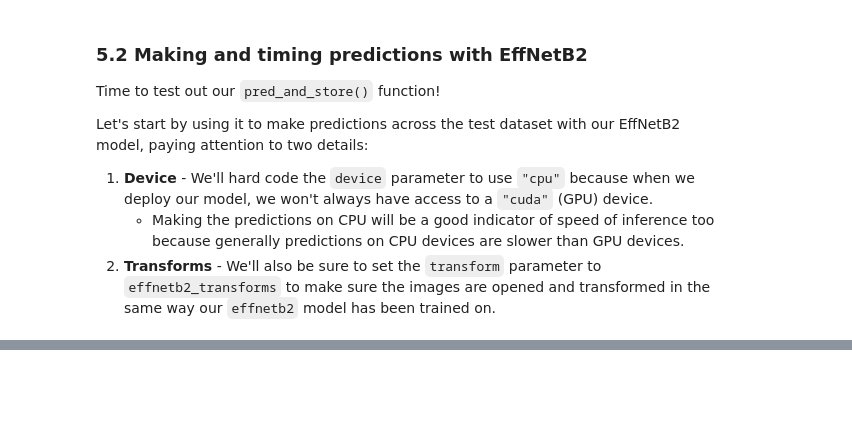
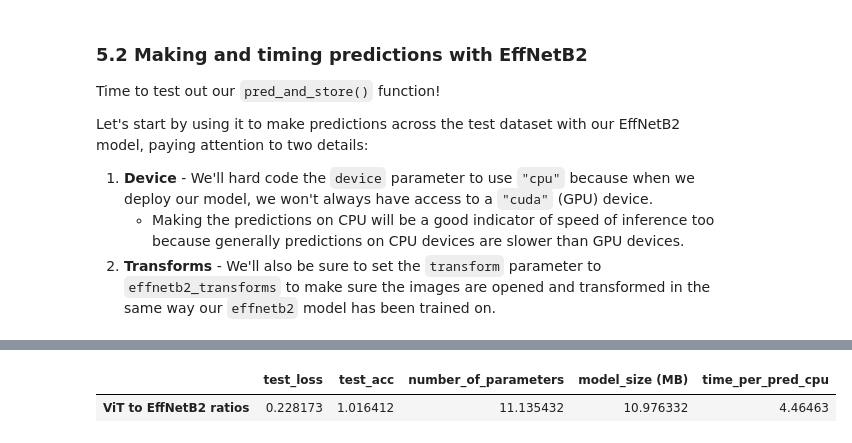
Before and after one commit to BMugo84/pytorch_in_25_hours, a Jupyter notebook: 09_pytorch_model_deployment.ipynb, the cells around one changed output, grey strips where cells are left out. Cells and saved outputs as stored; diff of their text form; code cells hidden in the pictures; blank space fills up the shorter version.

```diff
--- a/09_pytorch_model_deployment.ipynb
+++ b/09_pytorch_model_deployment.ipynb
@@ -786,0 +865,7 @@ effnetb2_test_pred_dicts = pred_and_store(paths=test_data_paths,
+# %%
+# Compare ViT to EffNetB2 across different characteristics
+pd.DataFrame(data=(df.set_index("model").loc["ViT"] / df.set_index("model").loc["EffNetB2"]),
+             columns=["ViT to EffNetB2 ratios"]).T
+# %% [output]
+|  | test_loss | test_acc | number_of_parameters | model_size (MB) | time_per_pred_cpu |
+| ViT to EffNetB2 ratios | 0.228173 | 1.016412 | 11.135432 | 10.976332 | 4.46463 |
```
Also changed, not shown: parts of 9 cells of this notebook.
